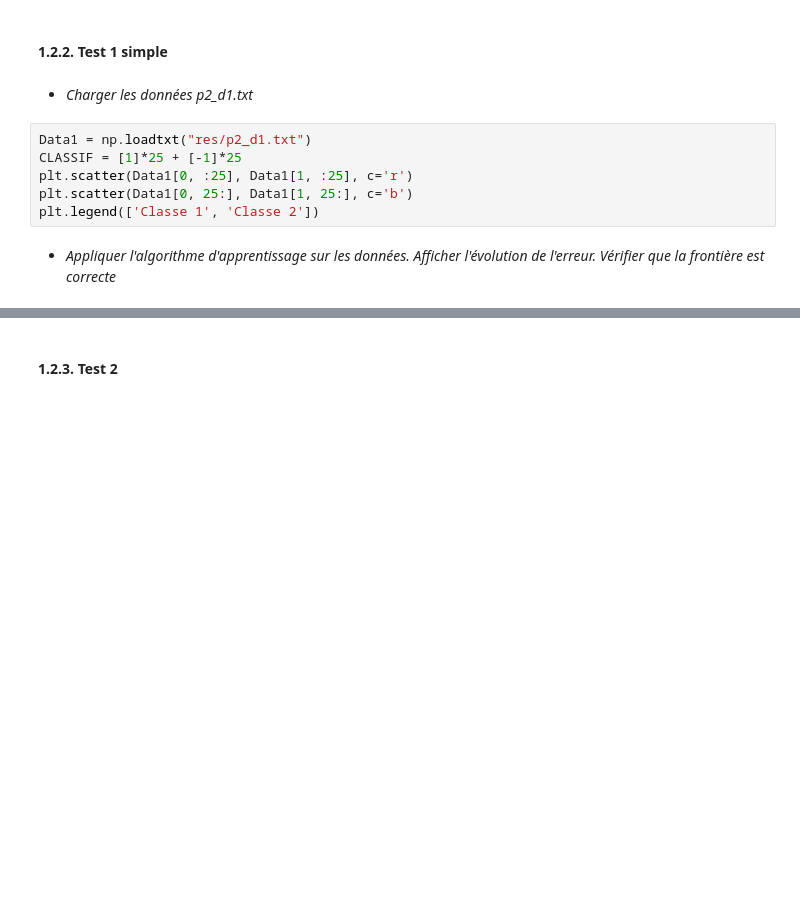
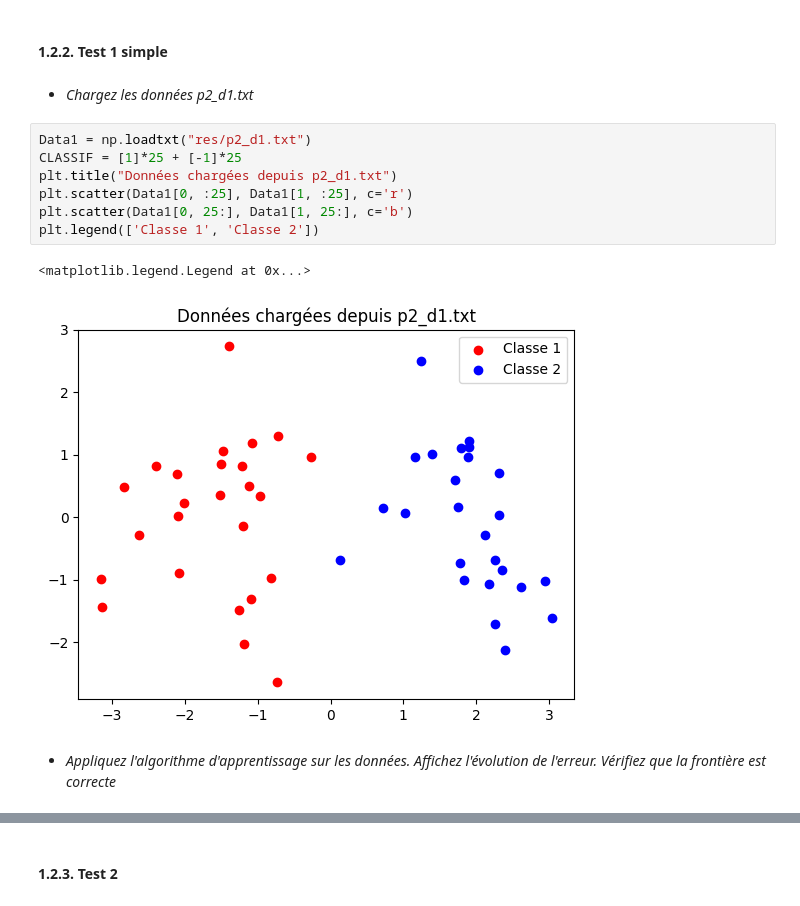
Before and after one commit to GaetanFrejoux/projet_reseaux_neurones, a Jupyter notebook: projet.ipynb, the cells around one changed output, grey strips where cells are left out. Saved outputs shown, nothing was run; the diff lists cells and outputs as text; blank space fills up the shorter version.

```diff
--- a/projet.ipynb
+++ b/projet.ipynb
@@ -102,15 +116,19 @@ développer l’apprentissage Widrow**
 # %% [markdown]
 #### 1.2.2. Test 1 simple
 # %% [markdown]
-* *Charger les données p2_d1.txt*
+* *Chargez les données p2_d1.txt*
 # %%
 Data1 = np.loadtxt("res/p2_d1.txt")
 CLASSIF = [1]*25 + [-1]*25
+plt.title("Données chargées depuis p2_d1.txt")
 plt.scatter(Data1[0, :25], Data1[1, :25], c='r')
 plt.scatter(Data1[0, 25:], Data1[1, 25:], c='b')
 plt.legend(['Classe 1', 'Classe 2'])
+# %% [output]
+<matplotlib.legend.Legend at 0x...>
+[figure, added]
 # %% [markdown]
-* *Appliquer l'algorithme d'apprentissage sur les données. Afficher l'évolution de l'erreur. Vérifier que la frontière est correcte*
+* *Appliquez l'algorithme d'apprentissage sur les données. Affichez l'évolution de l'erreur. Vérifiez que la frontière est correcte*
 # %%
 w1, erreur1 = apprentissage_widrow(Data1.T, CLASSIF, 500, 25)
 print('W1 : ', w1)
```
Also changed, not shown: parts of 117 cells of this notebook, 8 other files.
